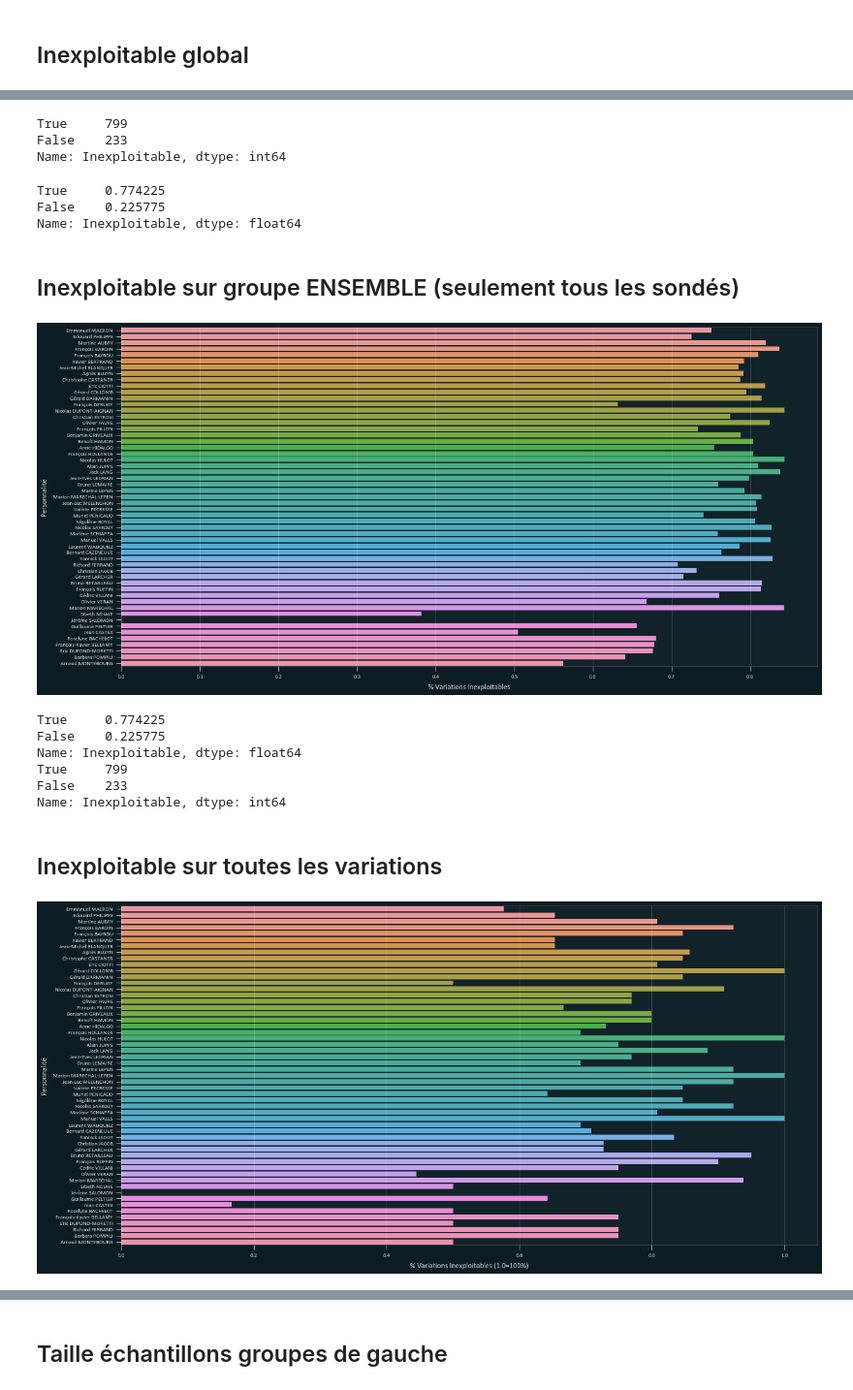
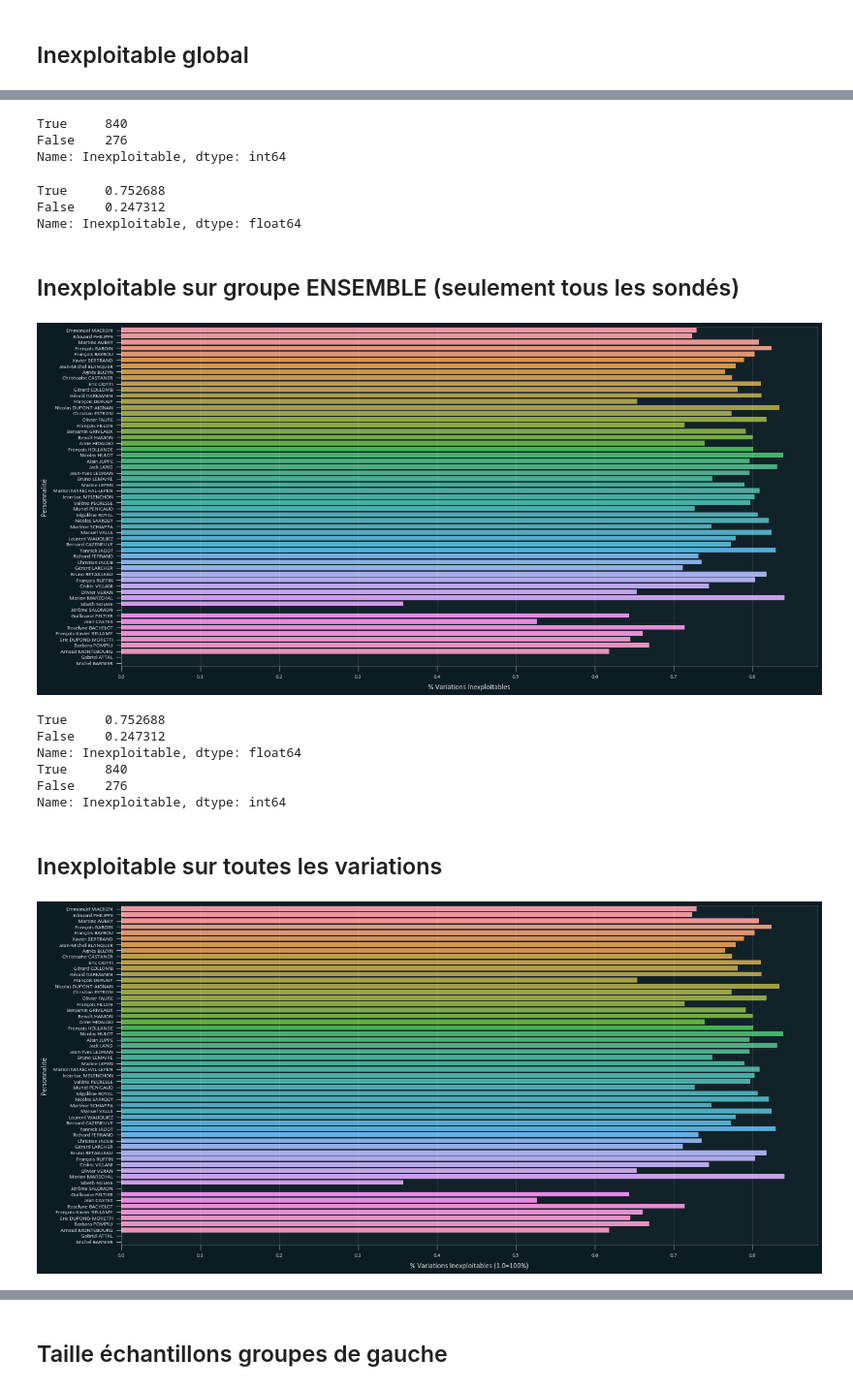
Before and after one commit to NyxAether/mesure_instituts_sondage, a Jupyter notebook: ipsos/ipsos_summary.ipynb, the cells around one changed output, grey strips where cells are left out. Shown at 97% size. Cells and saved outputs as stored; diff of their text form; code cells hidden in the pictures.

```diff
--- a/ipsos/ipsos_summary.ipynb
+++ b/ipsos/ipsos_summary.ipynb
@@ -53,7 +55,7 @@ def error_in_margin(p,n,variation,Za=1.96,double_margin=True):
     # Compute err old values
     old_err=error_p(old_p/100,n,Za)*100
     if double_margin:
-        return (np.abs(variation)<=err+old_err) & variation!=0
+        return (np.abs(variation)<=error_p(p/100,n,2.328)*100) & variation!=0
     else:
         return (np.abs(variation)<=err) & variation!=0
 # %%
@@ -108,8 +110,8 @@ print(sum_in_margin/total_lines)
 Nom ='Edouard PHILIPPE'
 d_margin_err=True
 
-data_f['Inexploitable Favorable']=error_in_margin(data_f['ST Favorable'],data_f["Base"],data_f['Evolution ST Favorable'],1.196,double_margin=d_margin_err)
-data_f['Inexploitable Défavorable']=error_in_margin(data_f['ST Défavorable'],data_f["Base"],data_f['Evolution ST Défavorable'],1.196,double_margin=d_margin_err)
+data_f['Inexploitable Favorable']=error_in_margin(data_f['ST Favorable'],data_f["Base"],data_f['Evolution ST Favorable'],double_margin=d_margin_err)
+data_f['Inexploitable Défavorable']=error_in_margin(data_f['ST Défavorable'],data_f["Base"],data_f['Evolution ST Défavorable'],double_margin=d_margin_err)
 data_f['Erreur Th Favorable']=error_p(data_f['ST Favorable']/100,data_f["Base"])*100
 data_f['Erreur Th Défavorable']=error_p(data_f['ST Défavorable']/100,data_f["Base"],)*100
 data_f['Inexploitable Favorable'].value_counts()
@@ -175,11 +177,11 @@ fig.savefig('plot.svg')
 print(df_inex_ens.Inexploitable.value_counts())
 df_inex_ens.Inexploitable.value_counts()/len(df_inex_ens)
 # %% [output]
-True     799
-False    233
+True     840
+False    276
 Name: Inexploitable, dtype: int64
-True     0.774225
-False    0.225775
+True     0.752688
+False    0.247312
 Name: Inexploitable, dtype: float64
 # %% [markdown]
 ## Inexploitable sur groupe ENSEMBLE (seulement tous les sondés)
@@ -194,32 +196,32 @@ ax.set(ylabel="Personnalité ")
 
 fig.savefig('plot.png')
 # %% [output]
-[figure, old version]
+[figure, new version]
 # %%
-print(groupe['Inexploitable'].value_counts()/len(groupe))
-print(groupe['Inexploitable'].value_counts())
+print(df_inex_ens['Inexploitable'].value_counts()/len(groupe))
+print(df_inex_ens['Inexploitable'].value_counts())
 # data_f['Inexploitable Défavorable'].value_counts()
 # %% [output]
-True     0.774225
-False    0.225775
+True     0.752688
+False    0.247312
 Name: Inexploitable, dtype: float64
-True     799
-False    233
+True     840
+False    276
 Name: Inexploitable, dtype: int64
 # %% [markdown]
 ## Inexploitable sur toutes les variations
 # %%
 fig = plt.figure(figsize=(20,10))
-ax=sns.barplot(x='Inexploitable',y='Nom',data=groupe,ci=None
+ax=sns.barplot(x='Inexploitable',y='Nom',data=df_inex,ci=None\
 #  ,estimator=lambda x: len(x) / len(df_inex[df_inex.Categorie=='ENSEMBLE']) * 100
 )
 ax.set(xlabel="% Variations Inexploitables (1.0=100%)")
 ax.set(ylabel="Personnalité ")
 # ax.yaxis.set_major_locator(ticker.MultipleLocator(2))
 
 fig.savefig('plot.png')
 # %% [output]
-[figure, old version]
+[figure, new version]
 # %%
 print(df_inex['Inexploitable'].value_counts()/len(df_inex))
 print(df_inex['Inexploitable'].value_counts())
```
Also changed, not shown: parts of 31 cells of this notebook, 4 other files.
